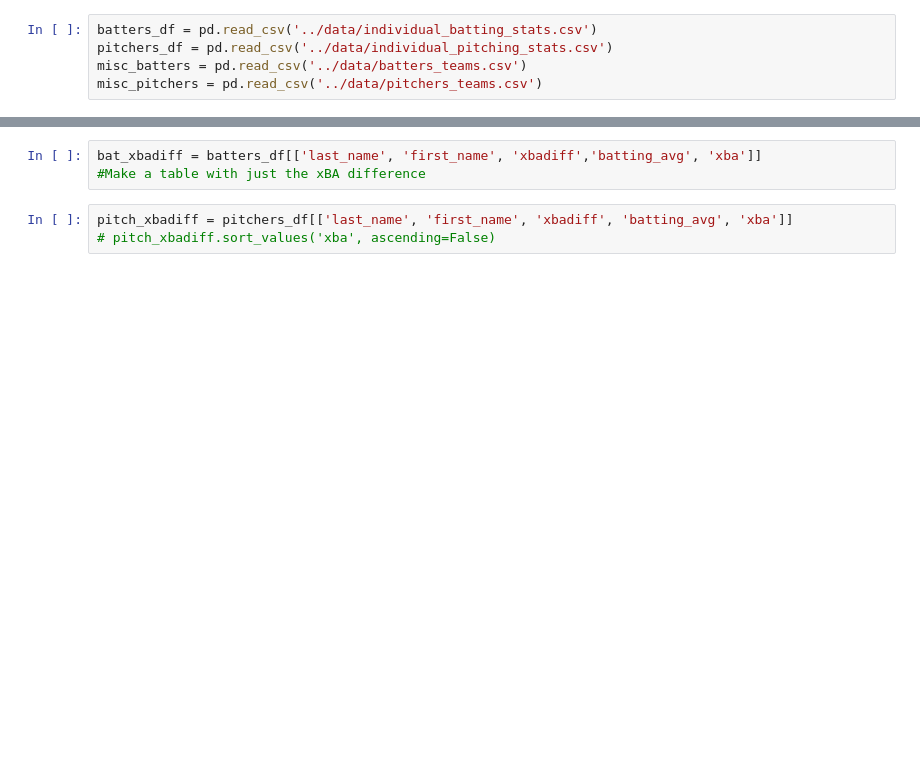
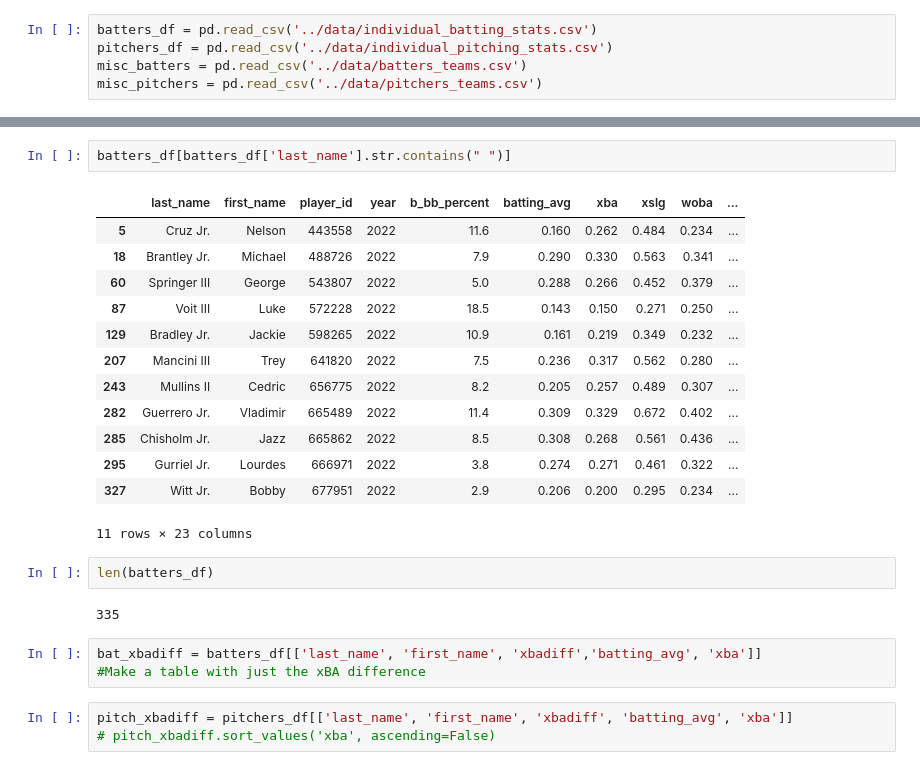
Before and after one commit to dkeyer/baseball_stuff, a Jupyter notebook: MLB_EDA.ipynb, the cells around one changed output, grey strips where cells are left out. Drawn from its saved outputs; the diff is of its cells as text; blank space fills up the shorter version.

```diff
--- a/MLB_EDA.ipynb
+++ b/MLB_EDA.ipynb
@@ -18,3 +32,23 @@ misc_pitchers = pd.read_csv('../data/pitchers_teams.csv')
+# %%
+batters_df[batters_df['last_name'].str.contains(" ")]
+# %% [output]
+|  | last_name | first_name | player_id | year | b_bb_percent | batting_avg | xba | xslg | woba | ... |
+| 5 | Cruz Jr. | Nelson | 443558 | 2022 | 11.6 | 0.160 | 0.262 | 0.484 | 0.234 | ... |
+| 18 | Brantley Jr. | Michael | 488726 | 2022 | 7.9 | 0.290 | 0.330 | 0.563 | 0.341 | ... |
+| 60 | Springer III | George | 543807 | 2022 | 5.0 | 0.288 | 0.266 | 0.452 | 0.379 | ... |
+| 87 | Voit III | Luke | 572228 | 2022 | 18.5 | 0.143 | 0.150 | 0.271 | 0.250 | ... |
+| 129 | Bradley Jr. | Jackie | 598265 | 2022 | 10.9 | 0.161 | 0.219 | 0.349 | 0.232 | ... |
+| 207 | Mancini III | Trey | 641820 | 2022 | 7.5 | 0.236 | 0.317 | 0.562 | 0.280 | ... |
+| 243 | Mullins II | Cedric | 656775 | 2022 | 8.2 | 0.205 | 0.257 | 0.489 | 0.307 | ... |
+| 282 | Guerrero Jr. | Vladimir | 665489 | 2022 | 11.4 | 0.309 | 0.329 | 0.672 | 0.402 | ... |
+| 285 | Chisholm Jr. | Jazz | 665862 | 2022 | 8.5 | 0.308 | 0.268 | 0.561 | 0.436 | ... |
+| 295 | Gurriel Jr. | Lourdes | 666971 | 2022 | 3.8 | 0.274 | 0.271 | 0.461 | 0.322 | ... |
+| 327 | Witt Jr. | Bobby | 677951 | 2022 | 2.9 | 0.206 | 0.200 | 0.295 | 0.234 | ... |
+11 rows × 23 columns
+# %%
+len(batters_df)
+# %% [output]
+335
 # %%
 bat_xbadiff = batters_df[['last_name', 'first_name', 'xbadiff','batting_avg', 'xba']]
 #Make a table with just the xBA difference
```
Also changed, not shown: parts of 31 cells of this notebook.
